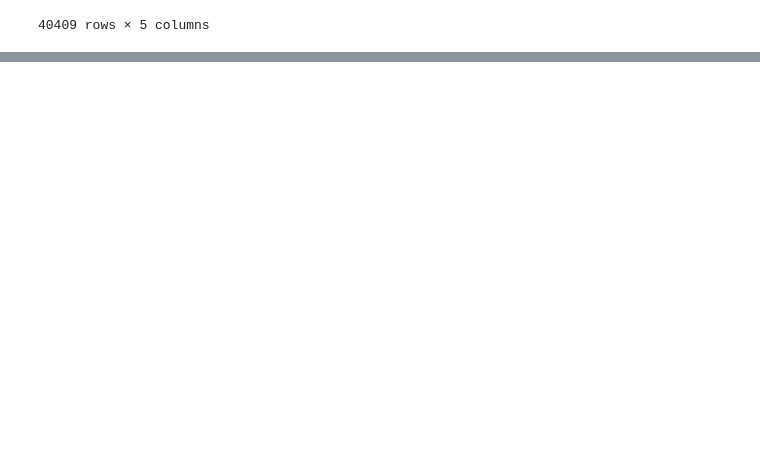
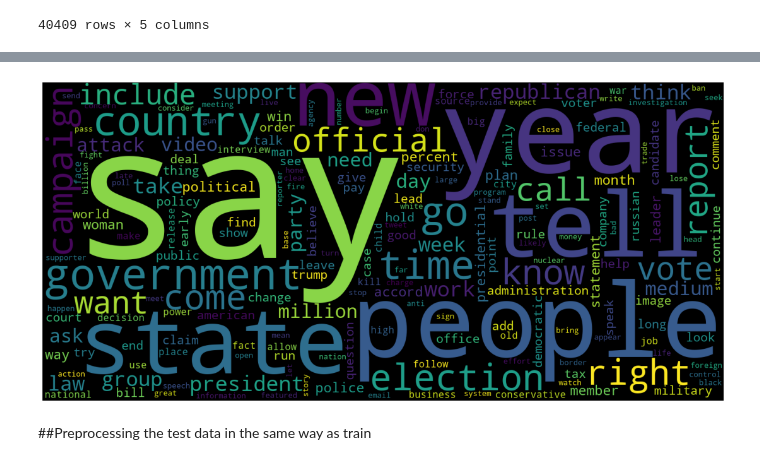
Before and after one commit to bkota0404/542_FinalProject_FakeDataClassification, a Jupyter notebook: Code/542_FinalProject_DataSets.ipynb, the cells around one changed output, grey strips where cells are left out. Saved outputs shown, nothing was run; the diff lists cells and outputs as text; code cells hidden in the pictures; blank space fills up the shorter version.

Commit message:
added data analysis and preprocessing code

```diff
--- a/Code/542_FinalProject_DataSets.ipynb
+++ b/Code/542_FinalProject_DataSets.ipynb
@@ -185,0 +294,6 @@ df_TestSet.to_csv(filepath+'/Test.csv')
+# %%
+generatewordcloud(df_TrainSet_proc['Text_proc']+df_TrainSet_proc['Title_proc'])
+# %% [output]
+[figure, added]
+# %% [markdown]
+##Preprocessing the test data in the same way as train
```
Also changed, not shown: parts of 22 cells of this notebook.
